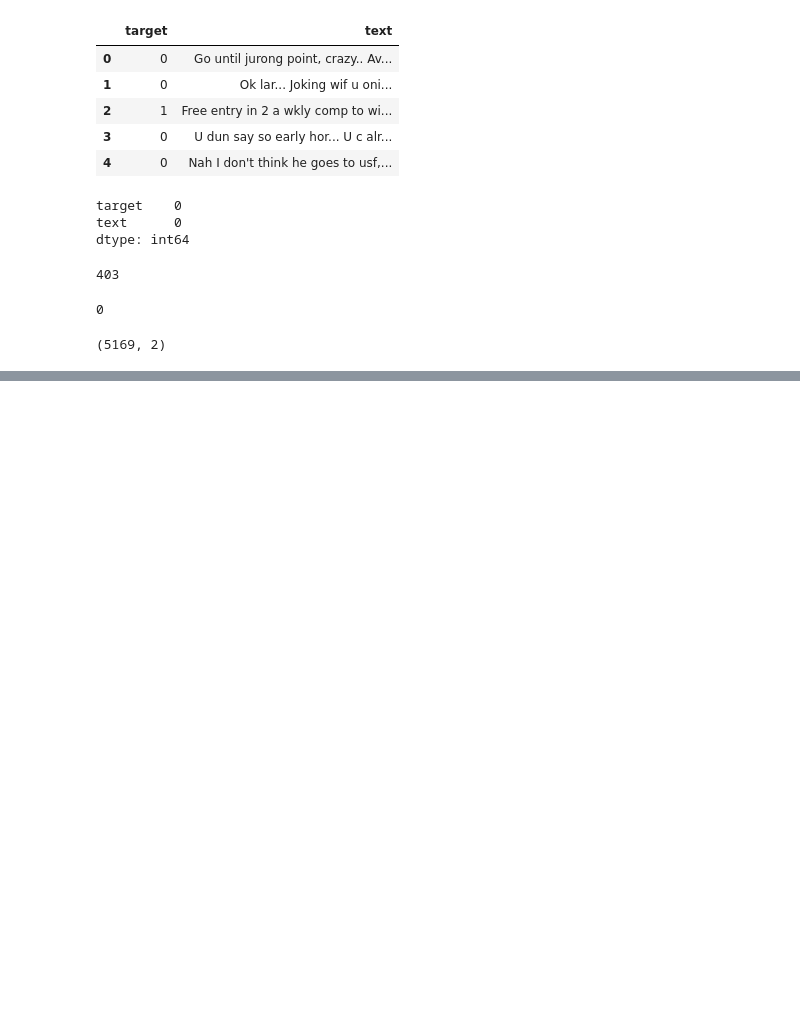
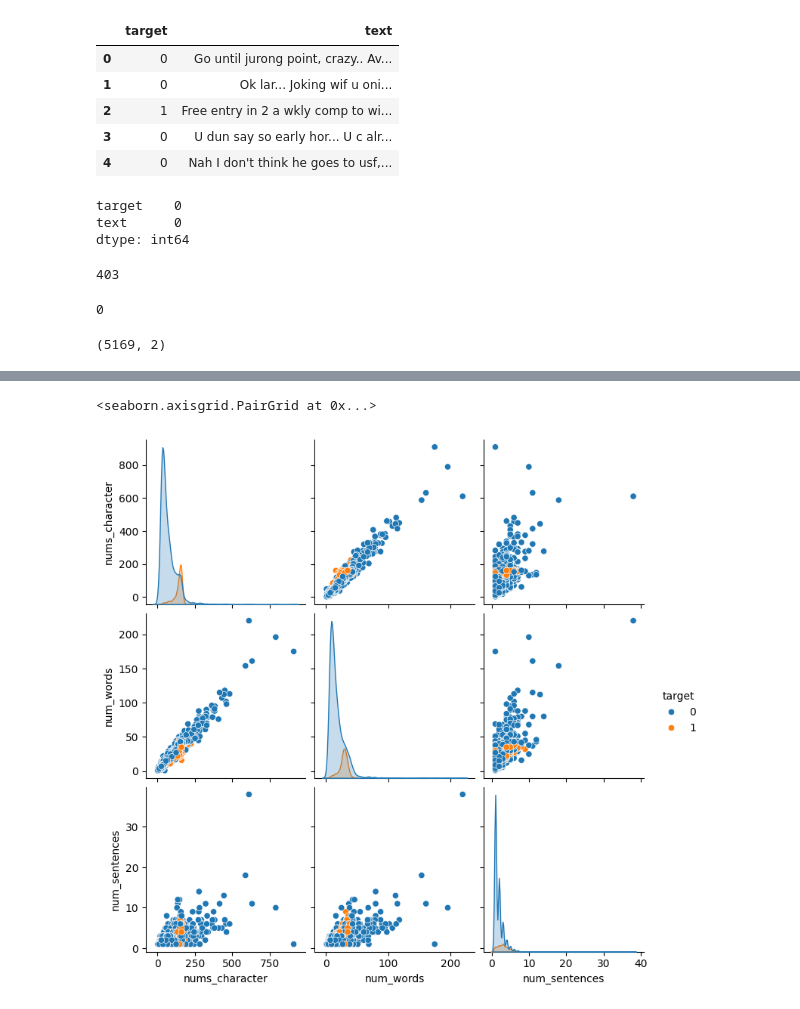
Before and after one commit to HarshRay04/Email_spam_check, a Jupyter notebook: main.ipynb, the cells around one changed output, grey strips where cells are left out. Saved outputs shown, nothing was run; the diff lists cells and outputs as text; code cells hidden in the pictures; blank space fills up the shorter version.

```diff
--- a/main.ipynb
+++ b/main.ipynb
@@ -137,0 +272,5 @@ df.shape
+# %%
+sns.pairplot(df,hue = 'target')
+# %% [output]
+<seaborn.axisgrid.PairGrid at 0x...>
+[figure, added]
```
Also changed, not shown: parts of 63 cells of this notebook, 4 other files.
